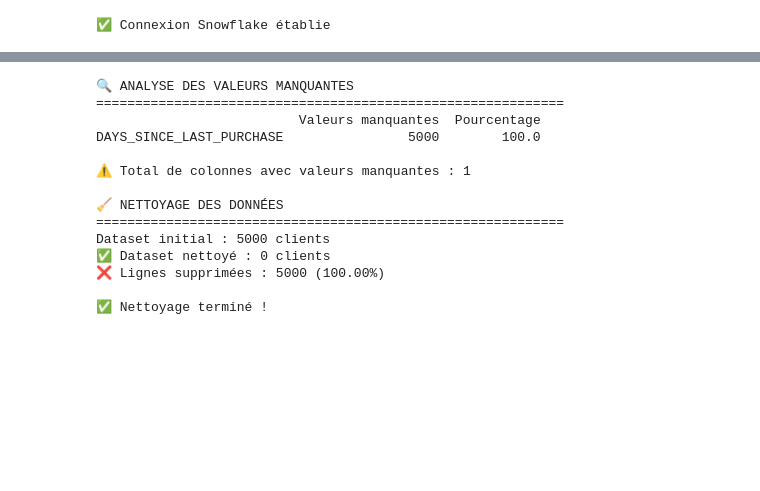
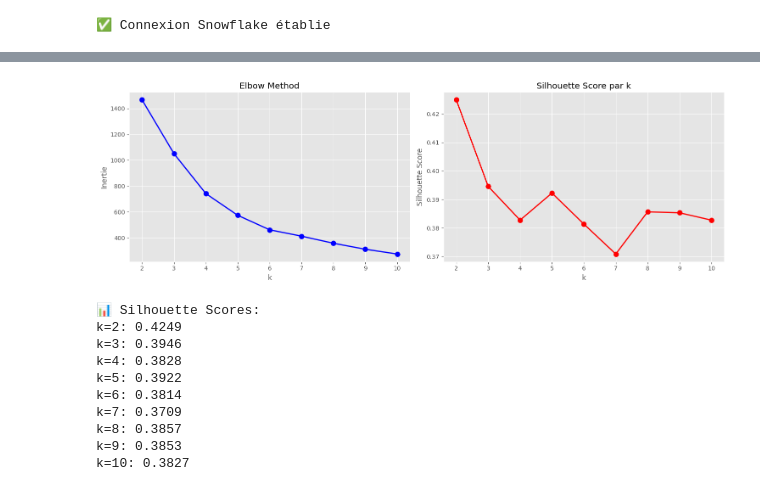
Before and after one commit to magueyefall1306/Workshop, a Jupyter notebook: ml/customer_segmentation.ipynb, the cells around one changed output, grey strips where cells are left out. Saved outputs shown, nothing was run; the diff lists cells and outputs as text; code cells hidden in the pictures; blank space fills up the shorter version.

```diff
--- a/ml/customer_segmentation.ipynb
+++ b/ml/customer_segmentation.ipynb
@@ -174,38 +120,42 @@ Name: count, dtype: int64
 # %%
-# Cell 8 - Sélection et normalisation des features
-# Sélection des features pour le clustering
-features = [
-    'AGE',
-    'ANNUAL_INCOME',
-    'PURCHASE_FREQUENCY',
-    'TOTAL_SPENT',
-    'AVG_PURCHASE_VALUE',
-    'DAYS_SINCE_LAST_PURCHASE',
-    'PROMO_RESPONSE_RATE'
-]
+inertias = []
+silhouette_scores = []
+K_range = range(2, 11)
 
-X = df_clean[features].copy()
-print(f"✅ Features sélectionnées : {features}")
+for k in K_range:
+    kmeans = KMeans(n_clusters=k, random_state=42, n_init=10)
+    kmeans.fit(X_scaled)
+    inertias.append(kmeans.inertia_)
+    silhouette_scores.append(silhouette_score(X_scaled, kmeans.labels_))
 
-# Normalisation
-scaler = StandardScaler()
-X_scaled = scaler.fit_transform(X)
+fig, axes = plt.subplots(1, 2, figsize=(15, 5))
 
-print("✅ Features normalisées")
-print(f"Shape : {X_scaled.shape}")
+axes[0].plot(K_range, inertias, 'bo-', linewidth=2, markersize=8)
+axes[0].set_xlabel('k')
+axes[0].set_ylabel('Inertie')
+axes[0].set_title('Elbow Method')
+
+axes[1].plot(K_range, silhouette_scores, 'ro-', linewidth=2, markersize=8)
+axes[1].set_xlabel('k')
+axes[1].set_ylabel('Silhouette Score')
+axes[1].set_title('Silhouette Score par k')
+
+plt.tight_layout()
+plt.show()
+
+print("\n📊 Silhouette Scores:")
+for k, score in zip(K_range, silhouette_scores):
+    print(f"k={k}: {score:.4f}")
 # %% [output]
+[figure, added]
-🔍 ANALYSE DES VALEURS MANQUANTES
-============================================================
-                          Valeurs manquantes  Pourcentage
-DAYS_SINCE_LAST_PURCHASE                5000        100.0
-
-⚠️ Total de colonnes avec valeurs manquantes : 1
-
-🧹 NETTOYAGE DES DONNÉES
-============================================================
-Dataset initial : 5000 clients
-✅ Dataset nettoyé : 0 clients
-❌ Lignes supprimées : 5000 (100.00%)
-
-✅ Nettoyage terminé !
+📊 Silhouette Scores:
+k=2: 0.4249
+k=3: 0.3946
+k=4: 0.3828
+k=5: 0.3922
+k=6: 0.3814
+k=7: 0.3709
+k=8: 0.3857
+k=9: 0.3853
+k=10: 0.3827
 # %%
```
Also changed, not shown: parts of 15 cells of this notebook, 10 other files.
